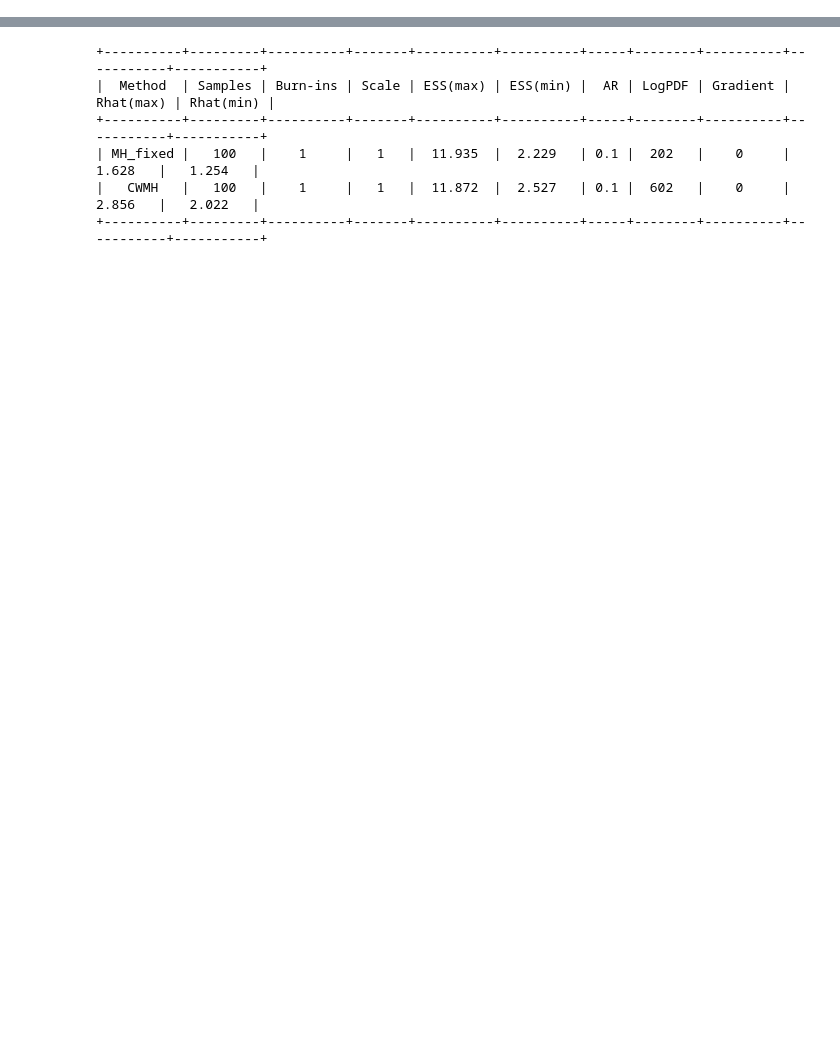
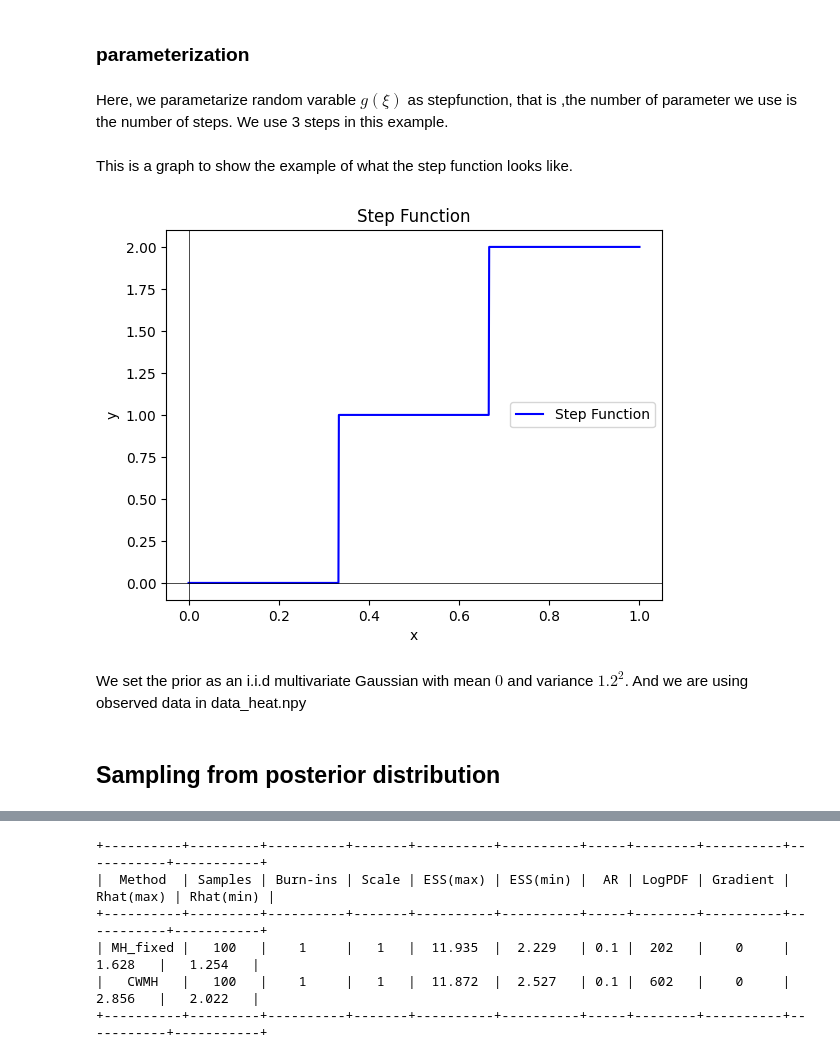
Before and after one commit to CUQI-DTU/CUQIpy-Benchmarks, a Jupyter notebook: demos/D05-heatstep.ipynb, the cells around one changed output, grey strips where cells are left out. Cells and saved outputs as stored; diff of their text form; code cells hidden in the pictures; blank space fills up the shorter version.

Commit message:
add explanation for step function

```diff
--- a/demos/D05-heatstep.ipynb
+++ b/demos/D05-heatstep.ipynb
@@ -9,3 +30,34 @@ import benchmarksClass as BC
+# %% [markdown]
+###  parameterization
+# %% [markdown]
+Here, we parametarize random varable $g(\xi)$ as stepfunction, that is ,the number of parameter we use is the number of steps. We use 3 steps in this example.
+# %% [markdown]
+This is a graph to show the example of what the step function looks like.
+# %%
+# Define the step function
+def step_function_example(x):
+    return np.where(x >= 2/3, 2, np.where(x >= 1/3, 1, 0))
+
+x = np.linspace(0, 1, 1000)
+
+
+y = step_function_example(x)
+
+plt.plot(x, y, label='Step Function', color='blue')
+plt.title('Step Function')
+plt.xlabel('x')
+plt.ylabel('y')
+plt.axhline(0, color='black',linewidth=0.5)
+plt.axvline(0, color='black',linewidth=0.5)
+plt.legend()
+plt.show()
+# %% [output]
+[figure, added]
+# %% [markdown]
+We set the prior as an i.i.d multivariate Gaussian with mean $0$ and variance $1.2^2$.
+And we are using observed data in data_heat.npy
+# %% [markdown]
+## Sampling from posterior distribution
 # %%
 target_heatstep = BC.HeatStep()
 x0 = BC.HeatStep().x0
```
Also changed, not shown: parts of 5 cells of this notebook, 3 other files.
